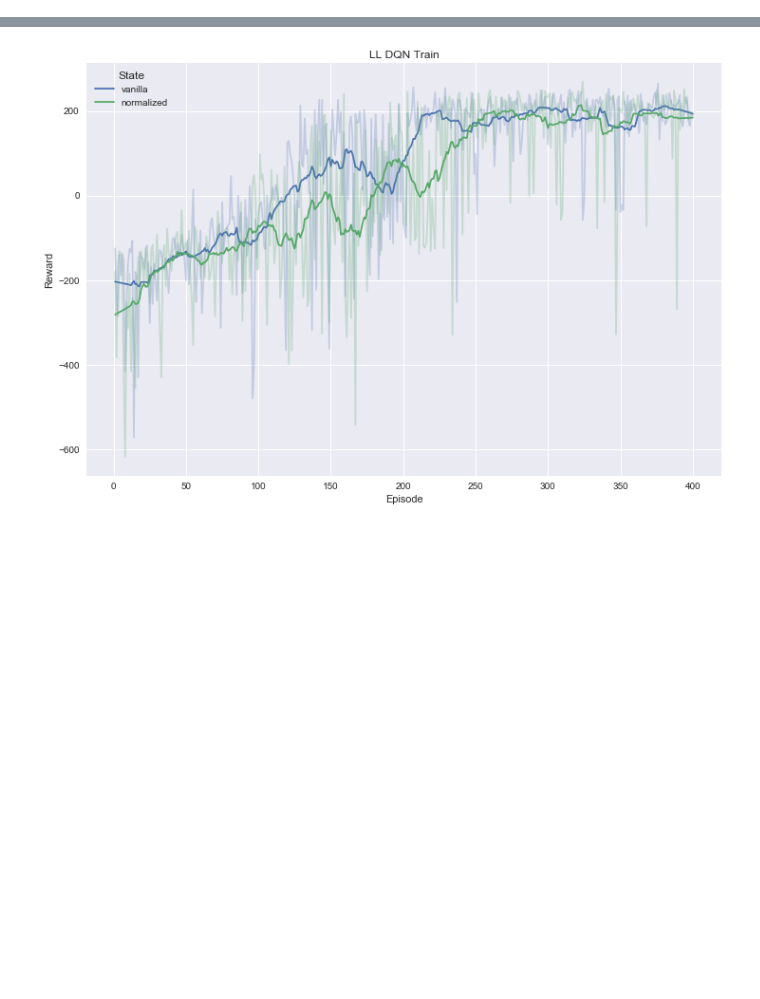
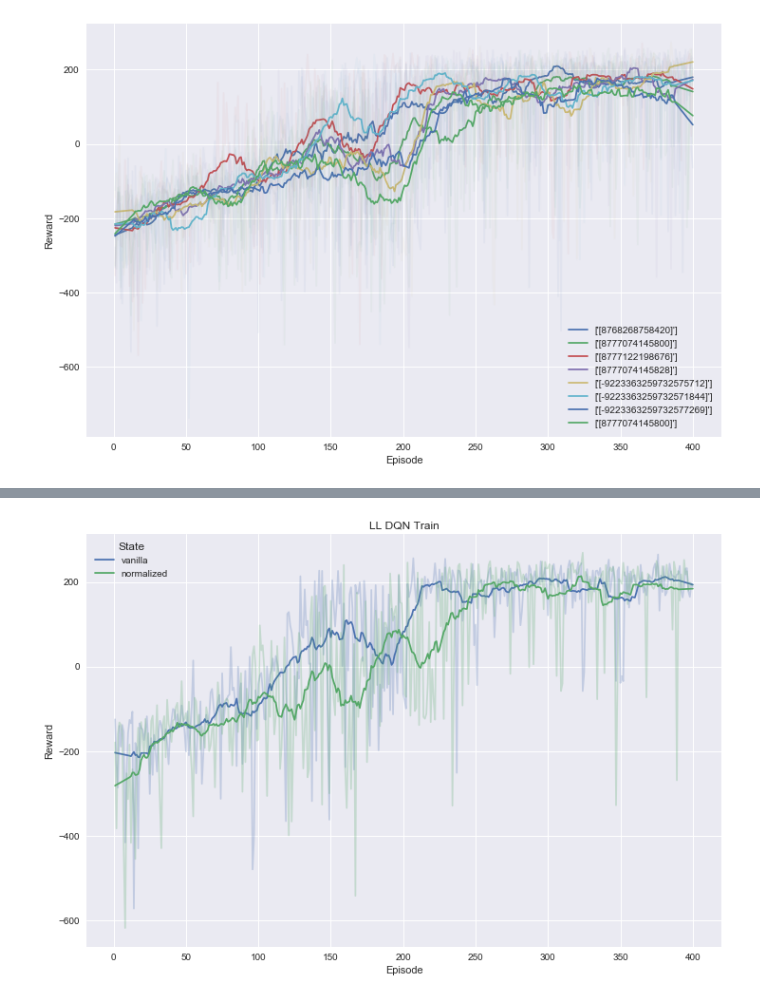
Before and after one commit to stefan-niculae/lunar-rainbow, a Jupyter notebook: visualize-results.ipynb, the cells around one changed output, grey strips where cells are left out. Saved outputs shown, nothing was run; the diff lists cells and outputs as text; code cells hidden in the pictures; blank space fills up the shorter version.

```diff
--- a/visualize-results.ipynb
+++ b/visualize-results.ipynb
@@ -34,0 +16,23 @@ dqnp on lander @ 06.05 10.14-0
+# %%
+OUTPUTS_DIR = Path(
+#     'outputs'
+    '/Users/Stefan/Desktop/outputs/'
+)
+valid_names = [f for f in os.listdir(OUTPUTS_DIR) if '10.05' in f] #+ ['dqn on lander @ 27.04 09.34-3']
+# %%
+dicts = []
+for name in valid_names:
+    d = {'name': name}
+    try:
+        with open(OUTPUTS_DIR / name / 'stats.json') as f:
+            d.update(json.load(f))
+    except:
+        pass
+    try:
+        with open(OUTPUTS_DIR / name / 'agent.json') as f:
+            d.update(json.load(f))
+    except:
+        pass
+    dicts.append(d)
+# %%
+selected = pd.DataFrame(dicts).sort_values(by='tail_avg', ascending=False)
@@ -34,0 +59,2 @@ dqnp on lander @ 06.05 10.14-0
+# %%
+selected_names = selected.name.tolist()
@@ -34,0 +72,11 @@ dqnp on lander @ 06.05 10.14-0
+# %%
+# 9 may
+dfs = [pd.read_csv(OUTPUTS_DIR / f / 'train.csv') for f in selected_names]
+codes = [f.split()[-4:] for f in names]
+
+plt.figure(figsize=(12, 8))
+training_progress_static(dfs, [25] * len(dfs), codes)
+plt.legend()
+plt.show()
+# %% [output]
+[figure, added]
```
Also changed, not shown: parts of 13 cells of this notebook, 1 other file.
